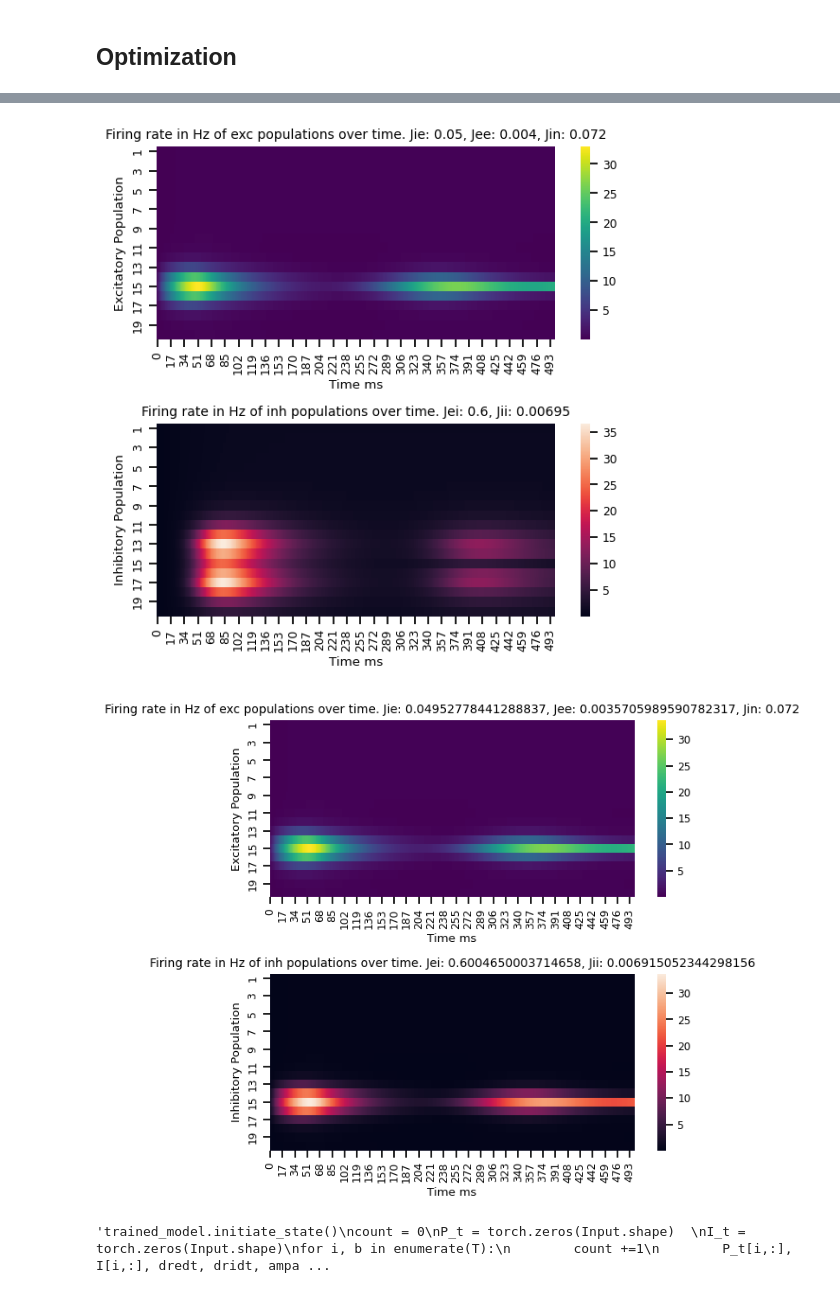
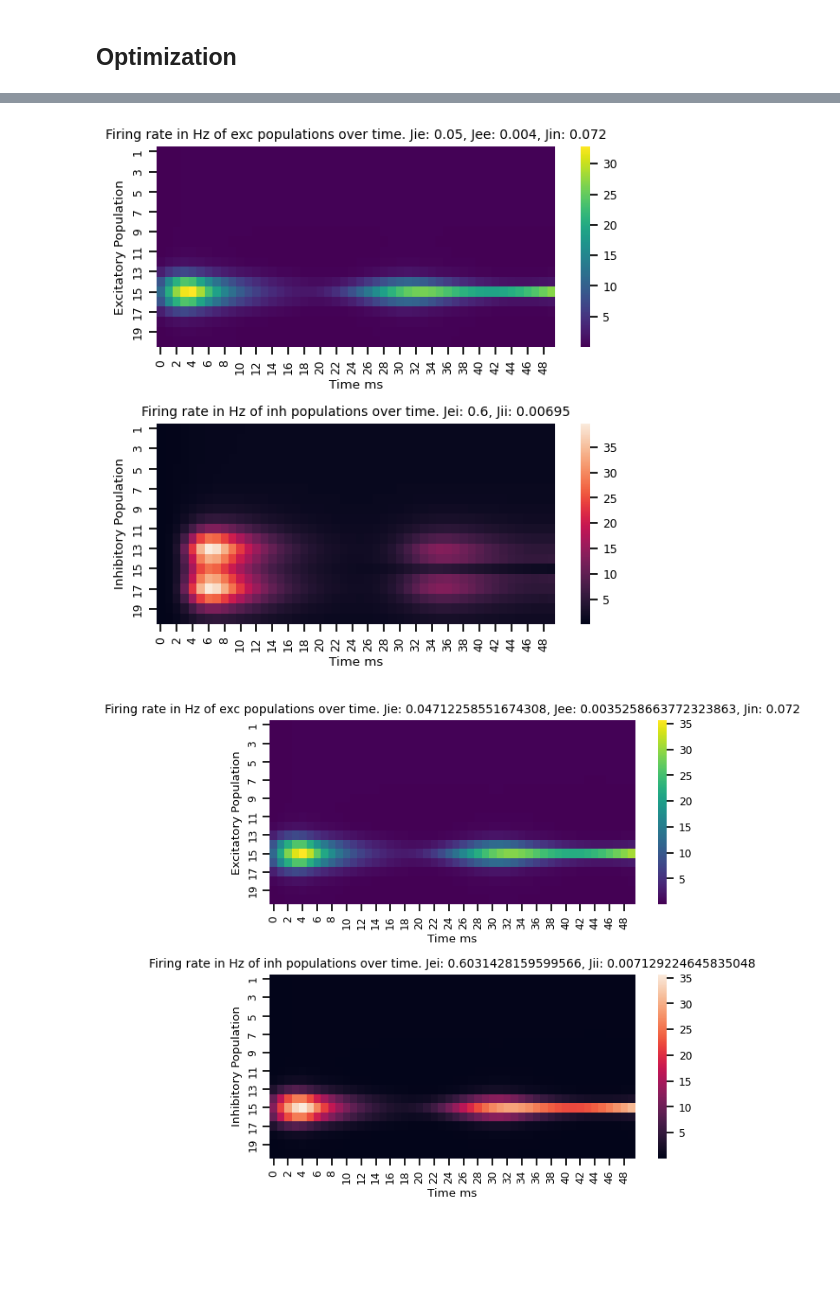
Before and after one commit to Nozasp/PredictiveCoding, a Jupyter notebook: main/Src/January/PC_January2024_3.ipynb, the cells around one changed output, grey strips where cells are left out. Cells and saved outputs as stored; diff of their text form; code cells hidden in the pictures; blank space fills up the shorter version.

```diff
--- a/main/Src/January/PC_January2024_3.ipynb
+++ b/main/Src/January/PC_January2024_3.ipynb
@@ -747,7 +773,7 @@ class Model(nn.Module):
 param = Parameter() # N=20
 
 # \\\\ Simulation time: T in s  (2s before)
-sim = Simulation(dt=1e-4,T=.0510)
+sim = Simulation(dt=1e-3,T=.0510)
 sim.printSim()
 
 # \\\\ Bottom up sensory input
@@ -866,18 +1077,9 @@ plt.show()
 # %%
-newModel = Model(param, sim, J1)
-trained_model = load_weights(newModel, "Optimized.pth")
-#ic(trained_model.state_dict(), J1)
-
-
-# ~~~~~~~~~~~~~~~~~~~~~~~~~~~~~~~~~~~~~~~ RUN forward pass and Print heatmap ~~~~~~~~~~~~~~~~~~~~~~~~~~~~~~~~~~~~~~~~~~~~~~~~~~~~~~~~~~
-P_t, I_t = run_model_across_batch(Input_NLLL, len_sim, trained_model)
-
-
-# Compare Prediction before and after training
-HeatMap(P0[:500,:].detach().numpy(), I0[:500,:].detach().numpy(), J1)
+# Prediction before training
+HeatMap(P0[0:50,:].detach().numpy(), I0[0:50,:].detach().numpy(), J1)
+# Prediction after training
 J2= {'Jee': trained_model.Jee.detach().numpy(), 'Jei': trained_model.Jei.detach().numpy(), 'Jie': trained_model.Jie.detach().numpy(), 'Jii': trained_model.Jii.detach().numpy(), 'Jin': trained_model.Jin.detach().numpy()}
-HeatMap(P_t[:500,:].detach().numpy(), P_t[:500,:].detach().numpy(), J2)
+HeatMap(P_t[0:50,:].detach().numpy(), P_t[:50,:].detach().numpy(), J2)
 # %% [output]
-[figure, old version]
+[figure, new version]
-[figure, old version]
+[figure, new version]
-'trained_model.initiate_state()\ncount = 0\nP_t = torch.zeros(Input.shape)  \nI_t = torch.zeros(Input.shape)\nfor i, b in enumerate(T):\n        count +=1\n        P_t[i,:], I[i,:], dredt, dridt, ampa ...
```
Also changed, not shown: parts of 29 cells of this notebook, 15 other files.
